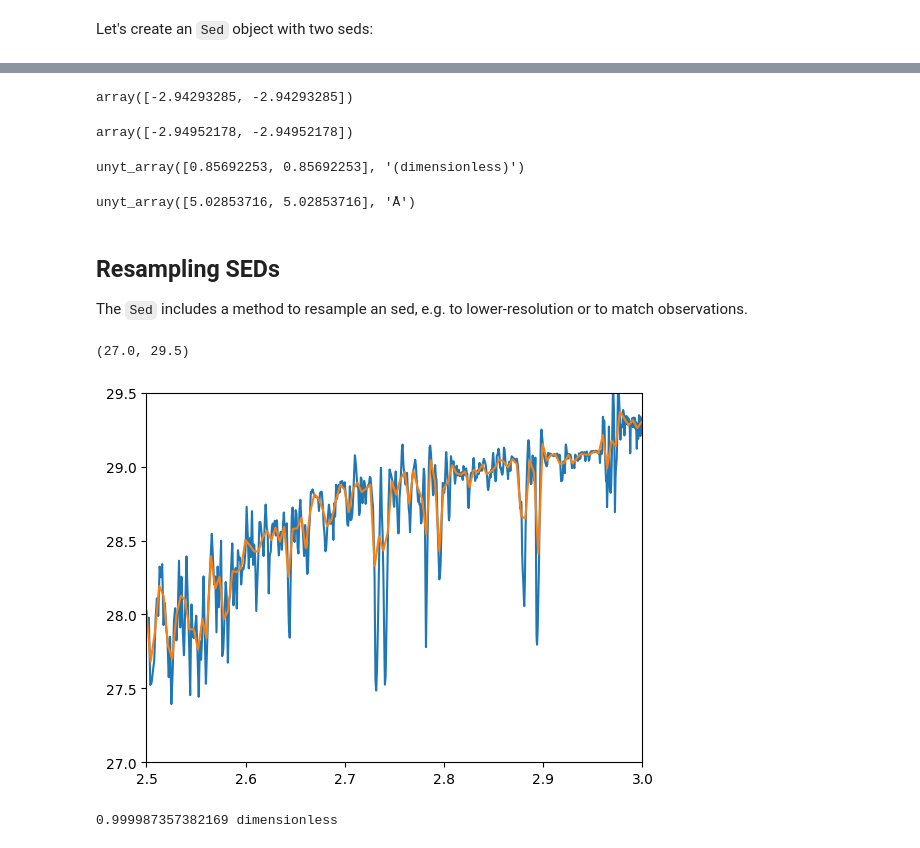
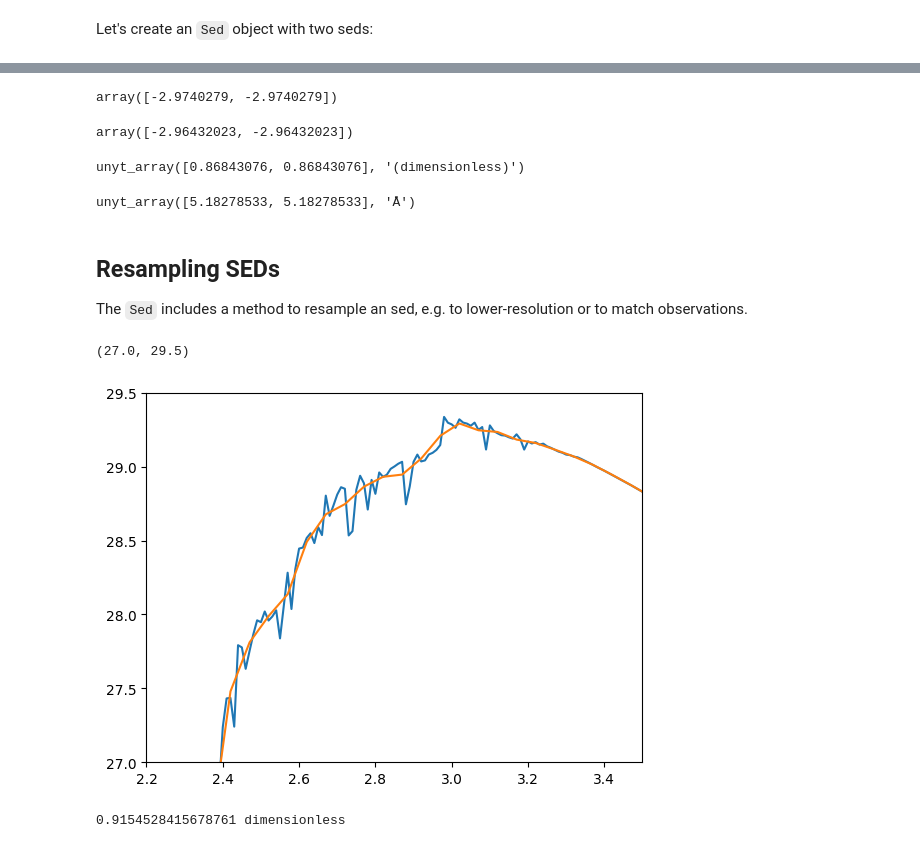
Before and after one commit to tHarvey303/synthesizer, a Jupyter notebook: docs/source/sed.ipynb, the cells around one changed output, grey strips where cells are left out. Saved outputs shown, nothing was run; the diff lists cells and outputs as text; code cells hidden in the pictures.

```diff
--- a/docs/source/sed.ipynb
+++ b/docs/source/sed.ipynb
@@ -24,10 +24,6 @@ Let's begin by initialising a grid:
 grid_dir =  '../../tests/test_grid/'
 grid_name = 'test_grid'
 grid = Grid(grid_name, grid_dir=grid_dir)
-# %%
-grid_dir =  '/Users/sw376/Dropbox/Research/data/synthesizer/grids/'
-grid_name = 'bpass-2.3-bin_chabrier03-0.1,300.0_alpha0.2_cloudy-c17.03_resolution:0.1'
-grid = Grid(grid_name, grid_dir=grid_dir)
 # %% [markdown]
 Next, let's define a target log10age and metallicity and use the built-in `Grid` method to get the grid point and then extract the spectrum for that grid point.
 # %%
@@ -208,33 +234,33 @@ unyt_array([1.51898773e+29, 3.03797547e+29], 'erg/(Hz*s)')
 # %%
 sed2.measure_beta()
 # %% [output]
-array([-2.94293285, -2.94293285])
+array([-2.9740279, -2.9740279])
 # %%
 sed2.measure_beta(window=(1250,1750,2250,2750))
 # %% [output]
-array([-2.94952178, -2.94952178])
+array([-2.96432023, -2.96432023])
 # %%
 sed2.measure_balmer_break()
 # %% [output]
-unyt_array([0.85692253, 0.85692253], '(dimensionless)')
+unyt_array([0.86843076, 0.86843076], '(dimensionless)')
 # %%
 sed2.measure_index((1500,1600)*Angstrom, (1400,1500)*Angstrom, (1600,1700)*Angstrom)
 # %% [output]
-unyt_array([5.02853716, 5.02853716], 'Å')
+unyt_array([5.18278533, 5.18278533], 'Å')
 # %% [markdown]
 ## Resampling SEDs
 
 The `Sed` includes a method to resample an sed, e.g. to lower-resolution or to match observations.
 # %%
-sed3 = sed.get_resampled_sed(30)
+sed3 = sed.get_resampled_sed(5)
 plt.plot(np.log10(sed.lam), np.log10(sed.lnu))
 plt.plot(np.log10(sed3.lam), np.log10(sed3.lnu))
-plt.xlim(2.5, 3.0)
+plt.xlim(2.2, 3.5)
 plt.ylim(27., 29.5)
 # %% [output]
 (27.0, 29.5)
-[figure, old version]
+[figure, new version]
 # %%
 print(sed.measure_bolometric_luminosity()/sed3.measure_bolometric_luminosity())
 # %% [output]
-0.999987357382169 dimensionless
+0.9154528415678761 dimensionless
```
Also changed, not shown: parts of 22 cells of this notebook.
